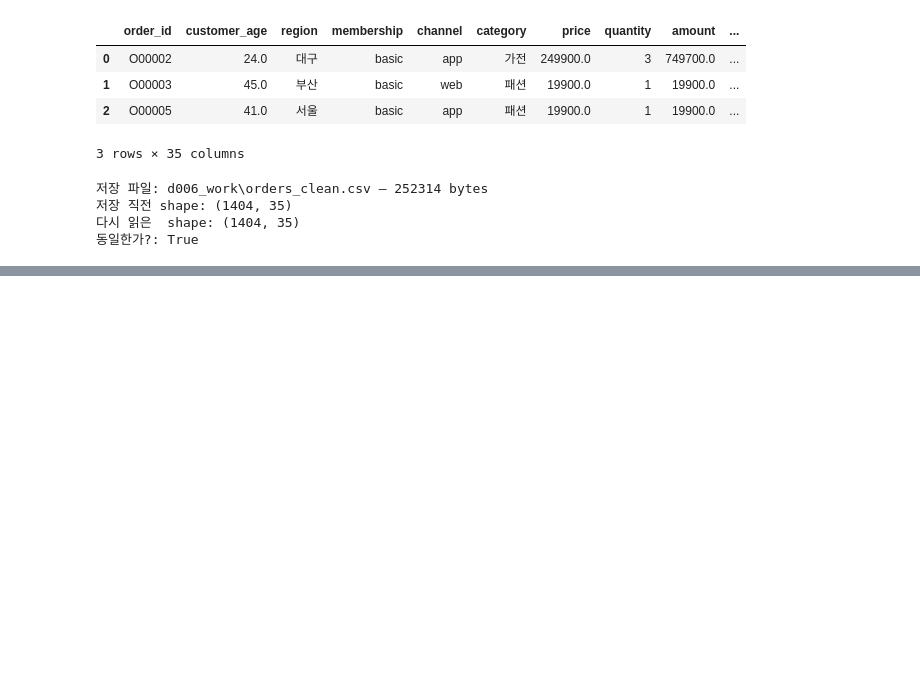
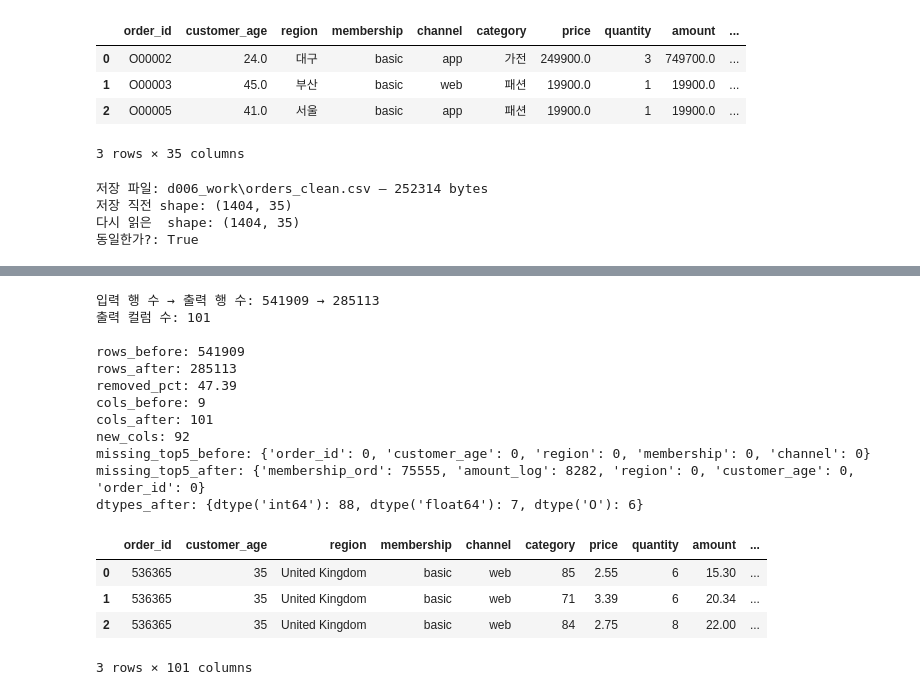
Before and after one commit to meosun129/ai-data-bootcamp, a Jupyter notebook: D006/Day5.ipynb, the cells around one changed output, grey strips where cells are left out. Cells and saved outputs as stored; diff of their text form; code cells hidden in the pictures; blank space fills up the shorter version.

```diff
--- a/D006/Day5.ipynb
+++ b/D006/Day5.ipynb
@@ -670,0 +831,31 @@ dtypes_after: {dtype('int64'): 15, dtype('float64'): 12, <StringDtype(storage='p
+# %%
+# 2) Online_Retail.csv → orders 스키마로 매핑
+
+retail_raw_path = work_dir / "Online_Retail.csv"
+
+def load_retail_raw(path):
+    # 원본 CSV는 UTF-8이 아니라 latin1(cp1252 계열)로 저장되어 있음 (£ 등 통화 기호 때문).
+    return pd.read_csv(path, encoding="latin1")
+
+def map_retail_to_orders_schema(df):
+    # Online_Retail 원본 컬럼을 orders 스키마 이름으로 변환합니다.
+    return pd.DataFrame({
+        "order_id":      df["InvoiceNo"].astype(str),
+        "customer_age":  35,                                   # 원본에 없음 — 나이 필터가 걸리지 않도록 유효범위 더미값
+        "region":        df["Country"],
+        "membership":    np.where(df["CustomerID"].isna(), "guest", "basic"),
+        "channel":       "web",                                # 원본에 없음 — 온라인 판매이므로 고정값
+        "category":      df["StockCode"].astype(str).str[:2],  # 원본에 없음 — StockCode 앞 2자리로 대체
+        "price":         df["UnitPrice"],
+        "quantity":      df["Quantity"],
+        "amount":        df["Quantity"] * df["UnitPrice"],
+    })
+
+retail_raw = load_retail_raw(retail_raw_path)
+retail_mapped = map_retail_to_orders_schema(retail_raw)
+
+input_csv_retail = work_dir / "orders_raw_retail.csv"
+retail_mapped.to_csv(input_csv_retail, index=False)
+
+print("원본 shape:", retail_raw.shape, "→ 매핑 후 shape:", retail_mapped.shape)
+retail_mapped.head(3)
@@ -670,0 +868,31 @@ dtypes_after: {dtype('int64'): 15, dtype('float64'): 12, <StringDtype(storage='p
+# %%
+# 매핑된 CSV에 기존 preprocess() 파이프라인 그대로 적용
+clean_df_retail = preprocess(input_csv_retail)
+
+print("입력 행 수 → 출력 행 수:", retail_mapped.shape[0], "→", clean_df_retail.shape[0])
+print("출력 컬럼 수:", clean_df_retail.shape[1])
+
+rep_retail = quality_report(retail_mapped, clean_df_retail)
+print()
+for k, v in rep_retail.items():
+    print(f"{k}: {v}")
+
+clean_df_retail.head(3)
+# %% [output]
+입력 행 수 → 출력 행 수: 541909 → 285113
+출력 컬럼 수: 101
+
+rows_before: 541909
+rows_after: 285113
+removed_pct: 47.39
+cols_before: 9
+cols_after: 101
+new_cols: 92
+missing_top5_before: {'order_id': 0, 'customer_age': 0, 'region': 0, 'membership': 0, 'channel': 0}
+missing_top5_after: {'membership_ord': 75555, 'amount_log': 8282, 'region': 0, 'customer_age': 0, 'order_id': 0}
+dtypes_after: {dtype('int64'): 88, dtype('float64'): 7, dtype('O'): 6}
+|  | order_id | customer_age | region | membership | channel | category | price | quantity | amount | ... |
+| 0 | 536365 | 35 | United Kingdom | basic | web | 85 | 2.55 | 6 | 15.30 | ... |
+| 1 | 536365 | 35 | United Kingdom | basic | web | 71 | 3.39 | 6 | 20.34 | ... |
+| 2 | 536365 | 35 | United Kingdom | basic | web | 84 | 2.75 | 8 | 22.00 | ... |
+3 rows × 101 columns
```
Also changed, not shown: parts of 13 cells of this notebook, 6 other files.
